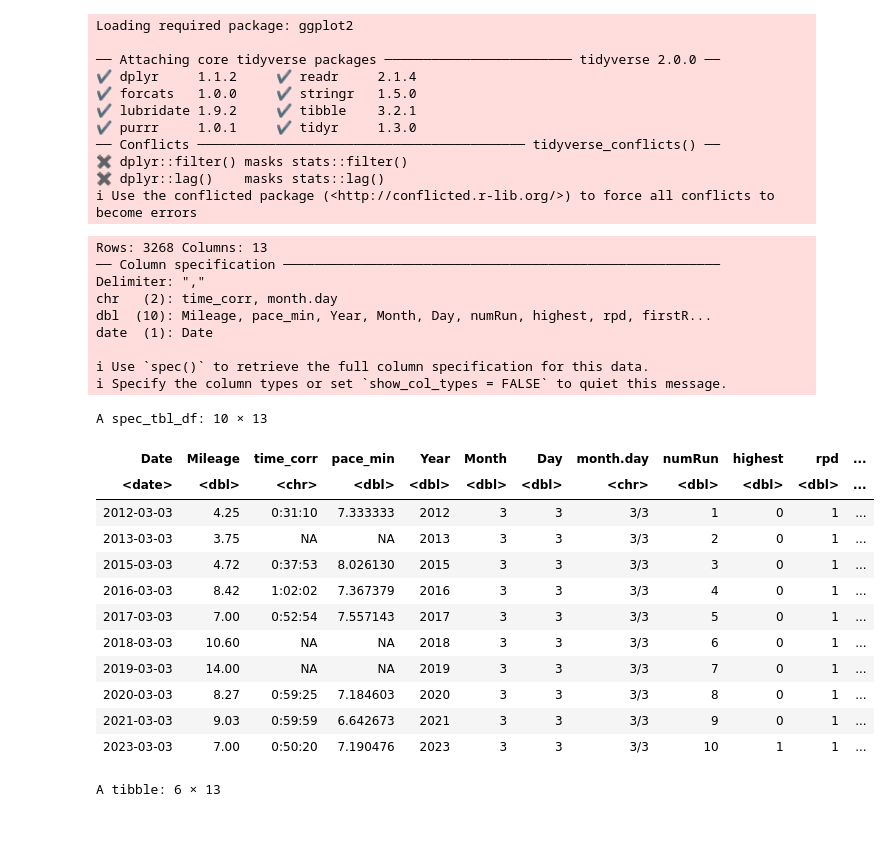
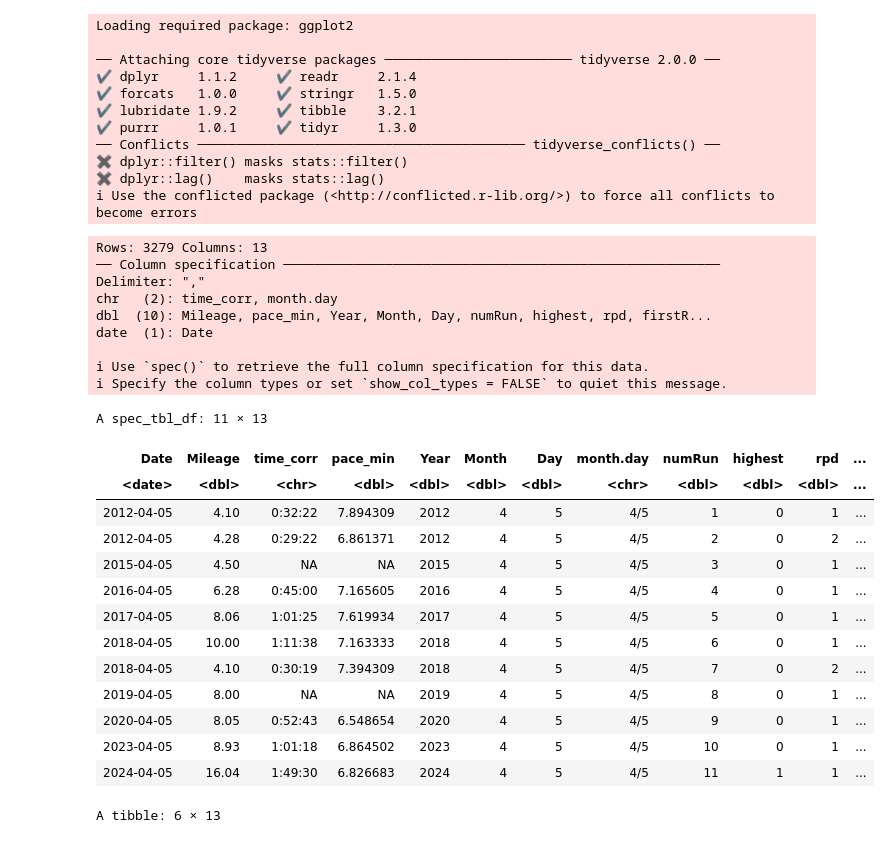
Before and after one commit to adolwick/biof309project, a Jupyter notebook: runs_per_date.ipynb, the cells around one changed output. Cells and saved outputs as stored; diff of their text form; code cells hidden in the pictures.

```diff
--- a/runs_per_date.ipynb
+++ b/runs_per_date.ipynb
@@ -18,30 +18,31 @@ Loading required package: ggplot2
 # %%
 df = read_csv("rpd.csv")
 #head(df)
-df %>% filter(month.day=="3/3")
+df %>% filter(month.day=="4/5")
 # %% [output]
-Rows: 3268 Columns: 13
+Rows: 3279 Columns: 13
 ── Column specification ────────────────────────────────────────────────────────
 Delimiter: ","
 chr   (2): time_corr, month.day
 dbl  (10): Mileage, pace_min, Year, Month, Day, numRun, highest, rpd, firstR...
 date  (1): Date
 
 ℹ Use `spec()` to retrieve the full column specification for this data.
 ℹ Specify the column types or set `show_col_types = FALSE` to quiet this message.
-A spec_tbl_df: 10 × 13
+A spec_tbl_df: 11 × 13
 | Date | Mileage | time_corr | pace_min | Year | Month | Day | month.day | numRun | highest | rpd | ... |
 | <date> | <dbl> | <chr> | <dbl> | <dbl> | <dbl> | <dbl> | <chr> | <dbl> | <dbl> | <dbl> | ... |
-| 2012-03-03 | 4.25 | 0:31:10 | 7.333333 | 2012 | 3 | 3 | 3/3 | 1 | 0 | 1 | ... |
-| 2013-03-03 | 3.75 | NA | NA | 2013 | 3 | 3 | 3/3 | 2 | 0 | 1 | ... |
-| 2015-03-03 | 4.72 | 0:37:53 | 8.026130 | 2015 | 3 | 3 | 3/3 | 3 | 0 | 1 | ... |
-| 2016-03-03 | 8.42 | 1:02:02 | 7.367379 | 2016 | 3 | 3 | 3/3 | 4 | 0 | 1 | ... |
-| 2017-03-03 | 7.00 | 0:52:54 | 7.557143 | 2017 | 3 | 3 | 3/3 | 5 | 0 | 1 | ... |
-| 2018-03-03 | 10.60 | NA | NA | 2018 | 3 | 3 | 3/3 | 6 | 0 | 1 | ... |
-| 2019-03-03 | 14.00 | NA | NA | 2019 | 3 | 3 | 3/3 | 7 | 0 | 1 | ... |
-| 2020-03-03 | 8.27 | 0:59:25 | 7.184603 | 2020 | 3 | 3 | 3/3 | 8 | 0 | 1 | ... |
-| 2021-03-03 | 9.03 | 0:59:59 | 6.642673 | 2021 | 3 | 3 | 3/3 | 9 | 0 | 1 | ... |
-| 2023-03-03 | 7.00 | 0:50:20 | 7.190476 | 2023 | 3 | 3 | 3/3 | 10 | 1 | 1 | ... |
+| 2012-04-05 | 4.10 | 0:32:22 | 7.894309 | 2012 | 4 | 5 | 4/5 | 1 | 0 | 1 | ... |
+| 2012-04-05 | 4.28 | 0:29:22 | 6.861371 | 2012 | 4 | 5 | 4/5 | 2 | 0 | 2 | ... |
+| 2015-04-05 | 4.50 | NA | NA | 2015 | 4 | 5 | 4/5 | 3 | 0 | 1 | ... |
+| 2016-04-05 | 6.28 | 0:45:00 | 7.165605 | 2016 | 4 | 5 | 4/5 | 4 | 0 | 1 | ... |
+| 2017-04-05 | 8.06 | 1:01:25 | 7.619934 | 2017 | 4 | 5 | 4/5 | 5 | 0 | 1 | ... |
+| 2018-04-05 | 10.00 | 1:11:38 | 7.163333 | 2018 | 4 | 5 | 4/5 | 6 | 0 | 1 | ... |
+| 2018-04-05 | 4.10 | 0:30:19 | 7.394309 | 2018 | 4 | 5 | 4/5 | 7 | 0 | 2 | ... |
+| 2019-04-05 | 8.00 | NA | NA | 2019 | 4 | 5 | 4/5 | 8 | 0 | 1 | ... |
+| 2020-04-05 | 8.05 | 0:52:43 | 6.548654 | 2020 | 4 | 5 | 4/5 | 9 | 0 | 1 | ... |
+| 2023-04-05 | 8.93 | 1:01:18 | 6.864502 | 2023 | 4 | 5 | 4/5 | 10 | 0 | 1 | ... |
+| 2024-04-05 | 16.04 | 1:49:30 | 6.826683 | 2024 | 4 | 5 | 4/5 | 11 | 1 | 1 | ... |
 # %%
 dfh = df %>%
     filter(highest==1)
```
Also changed, not shown: parts of 25 cells of this notebook, 9 other files.
